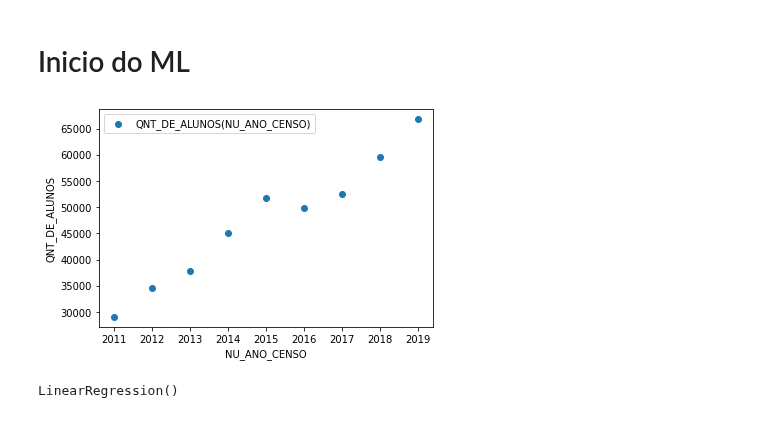
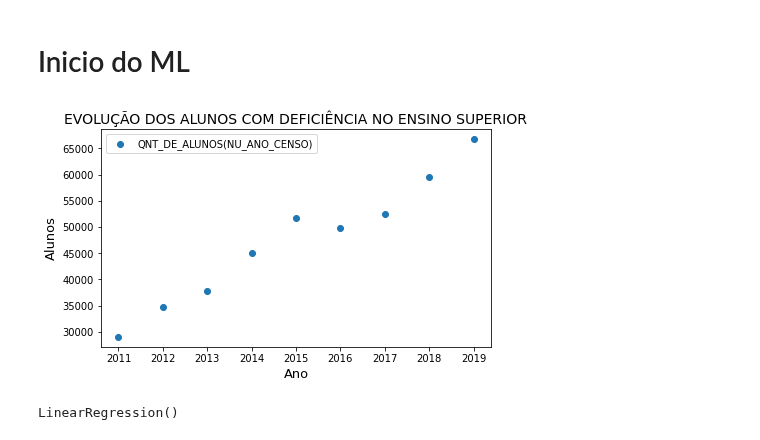
Before and after one commit to roxacarv/edulearn, a Jupyter notebook: regressão_linear/regressão_edulearn.ipynb, the cells around one changed output. Cells and saved outputs as stored; diff of their text form; code cells hidden in the pictures.

```diff
--- a/regressão_linear/regressão_edulearn.ipynb
+++ b/regressão_linear/regressão_edulearn.ipynb
@@ -62,13 +62,15 @@ df_alunos_anos
 x = df_alunos_anos['NU_ANO_CENSO'].values
 x = x.reshape(-1, 1)
 y = df_alunos_anos['QNT_DE_ALUNOS'].values
-# %%
-plt.scatter(x,y,label='QNT_DE_ALUNOS(NU_ANO_CENSO)');
-plt.xlabel('NU_ANO_CENSO');
-plt.ylabel('QNT_DE_ALUNOS');
-plt.legend();
-# %% [output]
-[figure, removed]
+# %%
+plt.figure(figsize =(7, 4))
+plt.scatter(x,y,label='QNT_DE_ALUNOS(NU_ANO_CENSO)', cmap='crest')
+plt.title("EVOLUÇÃO DOS ALUNOS COM DEFICIÊNCIA NO ENSINO SUPERIOR", fontsize=14)
+plt.xlabel('Ano', fontsize=13), plt.ylabel('Alunos', fontsize=13)
+plt.legend()
+plt.savefig('evolucao_alunos.png', transparent = True)
+# %% [output]
+[figure, added]
 # %%
 modelo = LinearRegression()
 # %%
```
Also changed, not shown: parts of 4 cells of this notebook.
